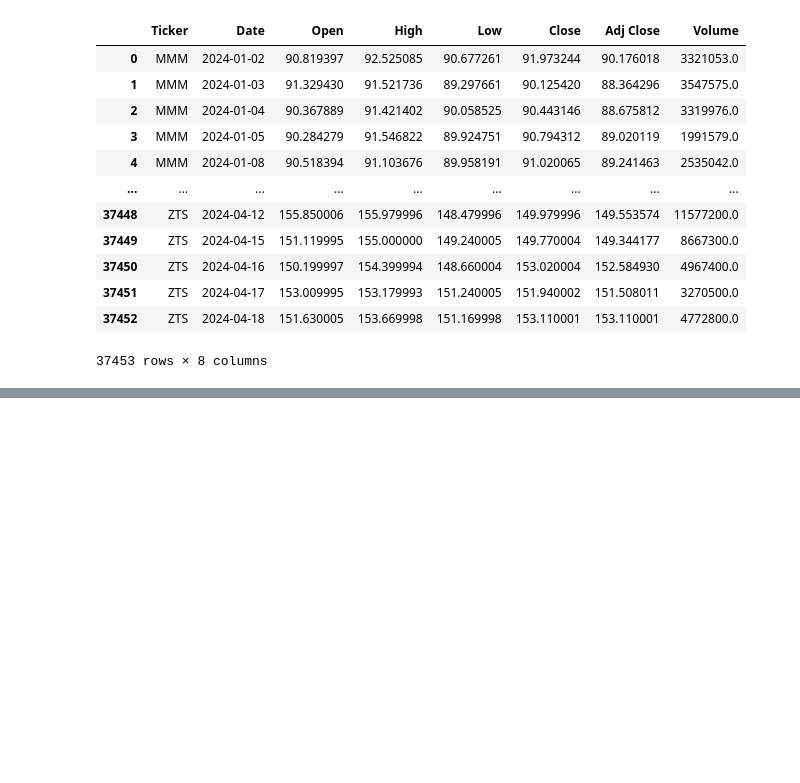
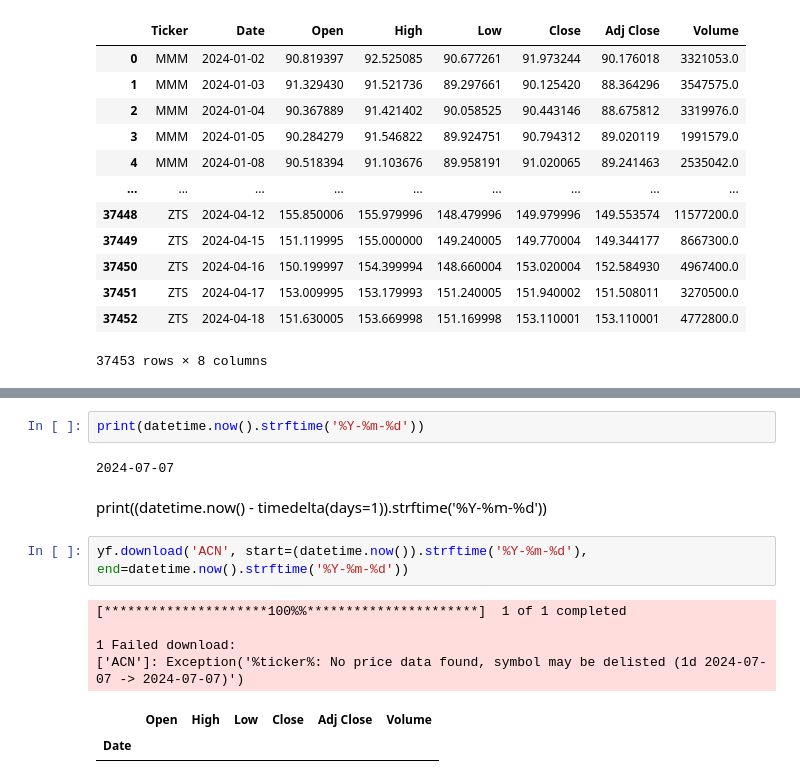
Before and after one commit to stavros-vl/sp500-data-tracker, a Jupyter notebook: R&D-notebook.ipynb, the cells around one changed output, grey strips where cells are left out. Drawn from its saved outputs; the diff is of its cells as text; blank space fills up the shorter version.

```diff
--- a/R&D-notebook.ipynb
+++ b/R&D-notebook.ipynb
@@ -164,0 +192,15 @@ pd.read_csv('sp500_finance_data_20240420.csv.gz')
+# %%
+print(datetime.now().strftime('%Y-%m-%d'))
+# %% [output]
+2024-07-07
+# %% [markdown]
+print((datetime.now() - timedelta(days=1)).strftime('%Y-%m-%d'))
+# %%
+yf.download('ACN', start=(datetime.now()).strftime('%Y-%m-%d'), end=datetime.now().strftime('%Y-%m-%d'))
+# %% [output]
+[*********************100%%**********************]  1 of 1 completed
+
+1 Failed download:
+['ACN']: Exception('%ticker%: No price data found, symbol may be delisted (1d 2024-07-07 -> 2024-07-07)')
+|  | Open | High | Low | Close | Adj Close | Volume |
+| Date |  |  |  |  |  |  |
```
Also changed, not shown: parts of 14 cells of this notebook, 4 other files.
